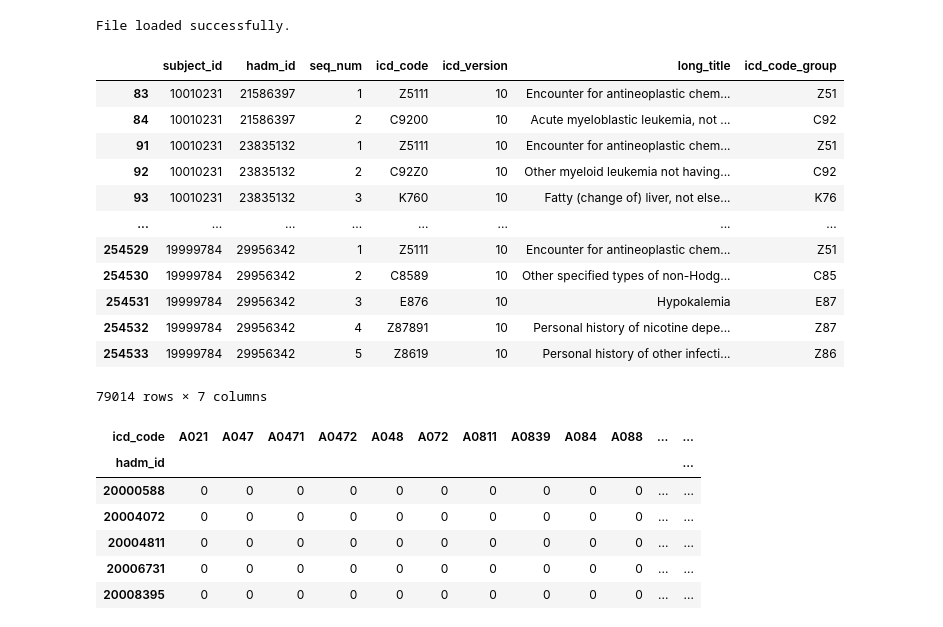
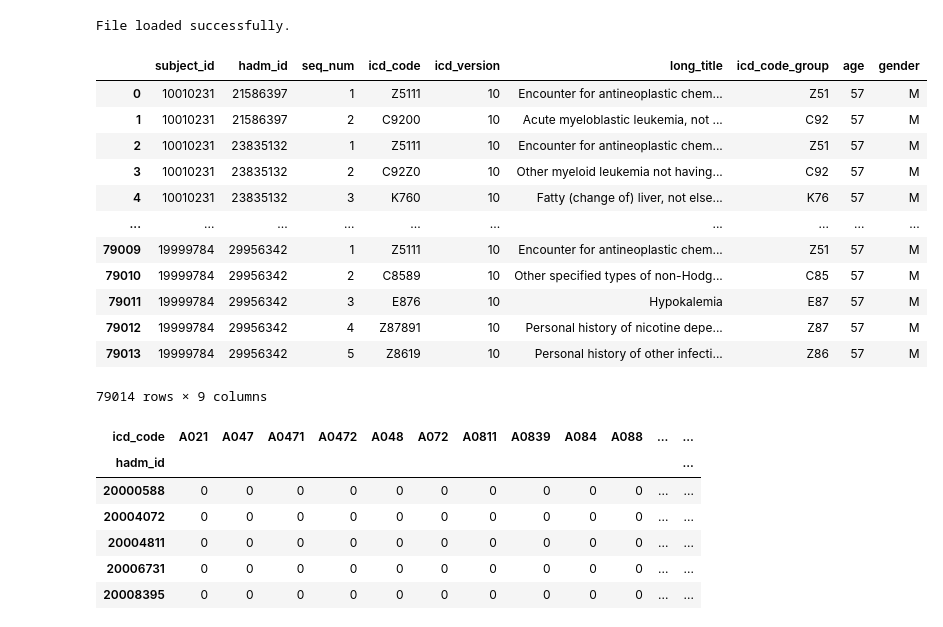
Before and after one commit to Tanman783/Diagnostic_ICD_Proj, a Jupyter notebook: notebooks/mimic_cohort_NF_30_days_icd_codes.ipynb, the cells around one changed output. Saved outputs shown, nothing was run; the diff lists cells and outputs as text; code cells hidden in the pictures.

```diff
--- a/notebooks/mimic_cohort_NF_30_days_icd_codes.ipynb
+++ b/notebooks/mimic_cohort_NF_30_days_icd_codes.ipynb
@@ -20,31 +20,36 @@ cohort = "mimic_cohort_NF_30_days"
 # %%
 #Loading cohort file
 
 try:
     target = pd.read_csv(f"../data/{cohort}/{cohort}.csv.gz", compression="gzip", index_col=0) #main cohort data
     icd_codes_data = pd.read_csv(f"../data/{cohort}/{cohort}_icd_codes.csv.gz", compression="gzip", index_col=0)
     print("File loaded successfully.")
     icd_codes_data["icd_code_group"] = icd_codes_data["icd_code"].str[:3]  #selecting first 3 characters of ICD code
+    # Bring in age and gender from the cohort
+    icd_codes_data = icd_codes_data.merge(
+        target[["hadm_id", "age", "gender"]],
+        on=["subject_id", "hadm_id"],
+        how="left")
     display(icd_codes_data)
 except FileNotFoundError:
     print("\n FileNotFoundError: The file was not found at that path. please double check")
 except Exception as e:
     print(e)
 # %% [output]
 File loaded successfully.
-|  | subject_id | hadm_id | seq_num | icd_code | icd_version | long_title | icd_code_group |
-| 83 | 10010231 | 21586397 | 1 | Z5111 | 10 | Encounter for antineoplastic chem... | Z51 |
-| 84 | 10010231 | 21586397 | 2 | C9200 | 10 | Acute myeloblastic leukemia, not ... | C92 |
-| 91 | 10010231 | 23835132 | 1 | Z5111 | 10 | Encounter for antineoplastic chem... | Z51 |
-| 92 | 10010231 | 23835132 | 2 | C92Z0 | 10 | Other myeloid leukemia not having... | C92 |
-| 93 | 10010231 | 23835132 | 3 | K760 | 10 | Fatty (change of) liver, not else... | K76 |
-| ... | ... | ... | ... | ... | ... | ... | ... |
-| 254529 | 19999784 | 29956342 | 1 | Z5111 | 10 | Encounter for antineoplastic chem... | Z51 |
-| 254530 | 19999784 | 29956342 | 2 | C8589 | 10 | Other specified types of non-Hodg... | C85 |
-| 254531 | 19999784 | 29956342 | 3 | E876 | 10 | Hypokalemia | E87 |
-| 254532 | 19999784 | 29956342 | 4 | Z87891 | 10 | Personal history of nicotine depe... | Z87 |
-| 254533 | 19999784 | 29956342 | 5 | Z8619 | 10 | Personal history of other infecti... | Z86 |
+|  | subject_id | hadm_id | seq_num | icd_code | icd_version | long_title | icd_code_group | age | gender |
+| 0 | 10010231 | 21586397 | 1 | Z5111 | 10 | Encounter for antineoplastic chem... | Z51 | 57 | M |
+| 1 | 10010231 | 21586397 | 2 | C9200 | 10 | Acute myeloblastic leukemia, not ... | C92 | 57 | M |
+| 2 | 10010231 | 23835132 | 1 | Z5111 | 10 | Encounter for antineoplastic chem... | Z51 | 57 | M |
+| 3 | 10010231 | 23835132 | 2 | C92Z0 | 10 | Other myeloid leukemia not having... | C92 | 57 | M |
+| 4 | 10010231 | 23835132 | 3 | K760 | 10 | Fatty (change of) liver, not else... | K76 | 57 | M |
+| ... | ... | ... | ... | ... | ... | ... | ... | ... | ... |
+| 79009 | 19999784 | 29956342 | 1 | Z5111 | 10 | Encounter for antineoplastic chem... | Z51 | 57 | M |
+| 79010 | 19999784 | 29956342 | 2 | C8589 | 10 | Other specified types of non-Hodg... | C85 | 57 | M |
+| 79011 | 19999784 | 29956342 | 3 | E876 | 10 | Hypokalemia | E87 | 57 | M |
+| 79012 | 19999784 | 29956342 | 4 | Z87891 | 10 | Personal history of nicotine depe... | Z87 | 57 | M |
+| 79013 | 19999784 | 29956342 | 5 | Z8619 | 10 | Personal history of other infecti... | Z86 | 57 | M |
-79014 rows × 7 columns
+79014 rows × 9 columns
 # %%
 # Creating a binarized patient-feature matrix from the ICD codes
 
```
